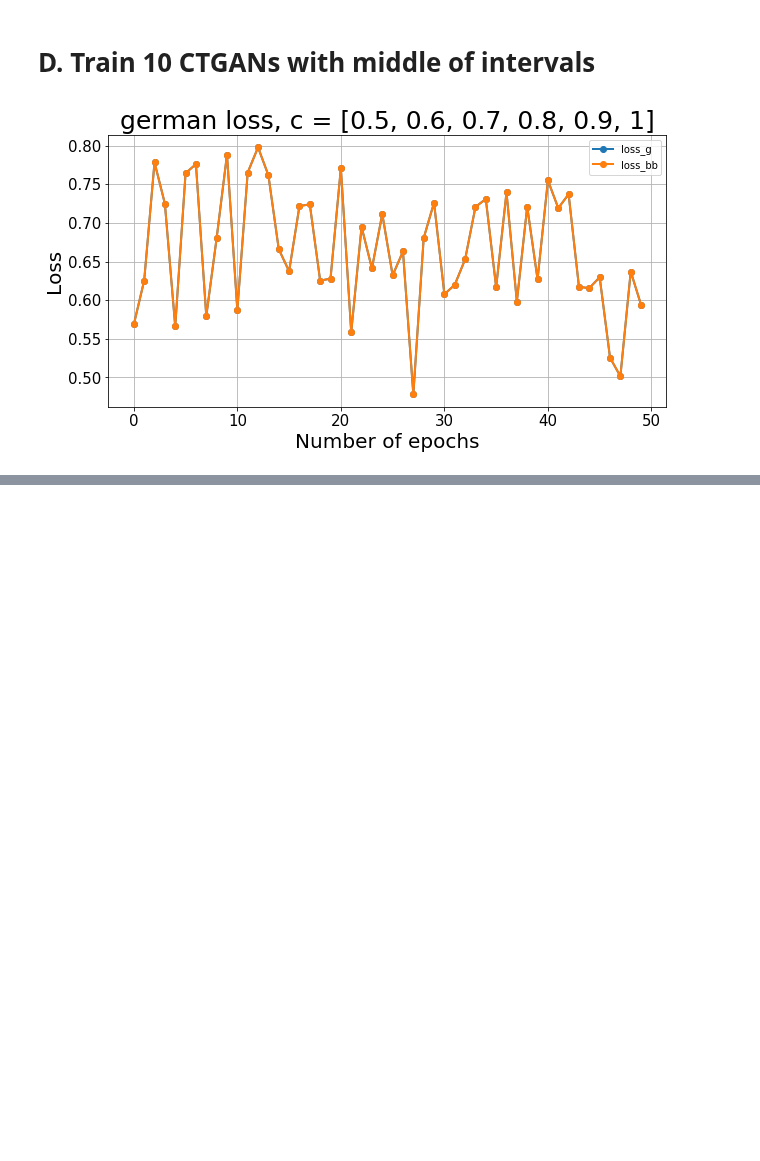
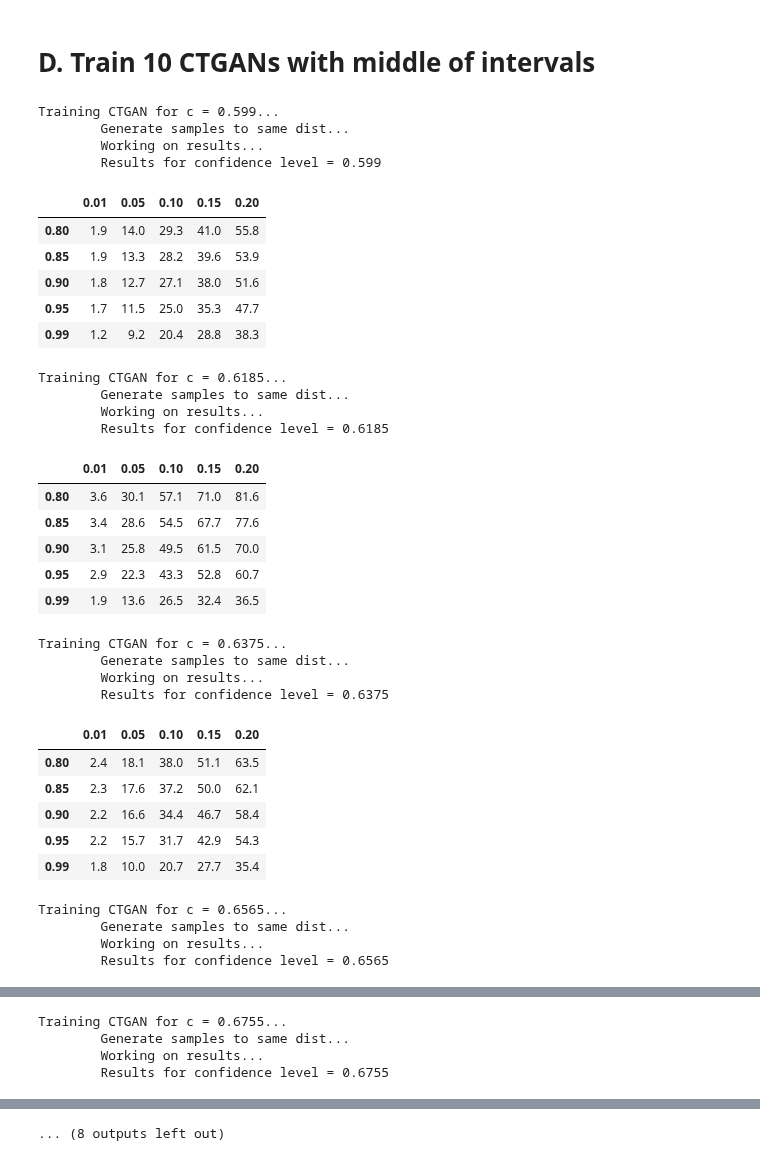
Before and after one commit to roye52371/CTGAN, a Jupyter notebook: German.ipynb, the cells around one changed output, grey strips where cells are left out. Saved outputs shown, nothing was run; the diff lists cells and outputs as text; code cells hidden in the pictures; blank space fills up the shorter version.

Commit message:
added results for first setup

```diff
--- a/German.ipynb
+++ b/German.ipynb
@@ -23,6 +24,26 @@ dataset = 'german'
 seed = 1
 np.random.seed(seed)
 # %%
+def table(similarities, y_conf_gen, y_conf_train):
+    similarity_thresholds = [0.8, 0.85, 0.9, 0.95, 0.99]
+    conf_diff_thresholds = [0.01, 0.05, 0.1, 0.15, 0.2]
+    data = defaultdict(list)
+
+    for sim_threshold in similarity_thresholds:
+        for conf_diff_threshold in conf_diff_thresholds:
+            count = 0
+            for gen_idx, (most_similiar_x_train_idx, cosine_score) in similarities.items():
+                conf_diff = y_conf_gen[gen_idx] - y_conf_train[most_similiar_x_train_idx]
+                if cosine_score >= sim_threshold and abs(conf_diff) <= conf_diff_threshold:
+                    count += 1
+
+            coverage = (count / gen_data_inv.shape[0]) * 100
+            data[sim_threshold].append(round(coverage, 3))
+
+    results = pd.DataFrame.from_dict(data, orient='index', columns=conf_diff_thresholds)
+    return results
+
+
 # generate samples until you have the same number of samples as those
 # of the training set and in the same confidence distribution
 def gen_data_to_same_conf_dist_as_train(y_conf_gen, y_conf_train):
@@ -99,6 +120,10 @@ top_c_lst
 # %% [markdown]
 # D. Train 10 CTGANs with middle of intervals
 # %%
+# concat X_train and y_train to gen data with CTGAN
+# X_all = np.concatenate([X_train, y_train.reshape(-1,1)], axis=1)
+# X_train = X_all
+
 for c in top_c_lst:
 
     # train CTGAN
@@ -112,36 +137,85 @@ for c in top_c_lst:
     gen_lr = 2e-5
     loss = 'log'
 
+
     rf_ctgan = CTGANSynthesizer(batch_size=batch_size,
                                 blackbox_model=rf,
                                 preprocessing_pipeline=preprocessor,
                                 bb_loss=loss
                                 )
 
+    print(f"Training CTGAN for c = {c}...")
     hist = rf_ctgan.fit(train_data=z,
                         epochs=epochs,
                         confidence_level=confidence_level,
                         gen_lr=gen_lr,
                         verbose=False
                         )
 
     # rf_ctgan.save(f"{MODELS_PATH}/{dataset}_ctgan_c_{confidence_level}.pkl")
     # plot_losses(hist, title=f'{dataset} loss, c = {confidence_level}')
     # print()
 
 
+    print("\tGenerate samples to same dist...")
     # Generate samples to same dist
     samples = 100000
     gen_data = rf_ctgan.sample(samples)
     y_prob = rf.predict_proba(gen_data)
     y_conf_gen = y_prob[:, 0]  # confidence scores
 
 
     # ans is the indices of gen_data to make the same dist
     ans = gen_data_to_same_conf_dist_as_train(y_conf_gen, y_conf_train)
     gen_data_same_dist = gen_data.iloc[ans]
     y_conf_gen_same_dist = y_conf_gen[ans]
 
     # y_conf_gen_same_dist, gen_data_same_dist what we want
+
+    # inverse the generated data
+    scaler = get_scaler(preprocessor)
+    gen_data_inv = scaler.inverse_transform(gen_data_same_dist)
+    gen_data_inv = pd.DataFrame(gen_data_inv)
+
+    # results
+    # E. Calculate coverage for each similarity and conf diff thresholds
+    print(f"\tWorking on results...")
+    similarities = calc_similarities(gen_data_inv, X_train)
+    results = table(similarities, y_conf_gen, y_conf_train)
+    print(f"\tResults for confidence level = {c}")
+    display(results)
 # %% [output]
-[figure, removed]
+Training CTGAN for c = 0.599...
+        Generate samples to same dist...
+        Working on results...
+        Results for confidence level = 0.599
+|  | 0.01 | 0.05 | 0.10 | 0.15 | 0.20 |
+| 0.80 | 1.9 | 14.0 | 29.3 | 41.0 | 55.8 |
+| 0.85 | 1.9 | 13.3 | 28.2 | 39.6 | 53.9 |
+| 0.90 | 1.8 | 12.7 | 27.1 | 38.0 | 51.6 |
+| 0.95 | 1.7 | 11.5 | 25.0 | 35.3 | 47.7 |
+| 0.99 | 1.2 | 9.2 | 20.4 | 28.8 | 38.3 |
+Training CTGAN for c = 0.6185...
+        Generate samples to same dist...
+        Working on results...
+        Results for confidence level = 0.6185
+|  | 0.01 | 0.05 | 0.10 | 0.15 | 0.20 |
+| 0.80 | 3.6 | 30.1 | 57.1 | 71.0 | 81.6 |
+| 0.85 | 3.4 | 28.6 | 54.5 | 67.7 | 77.6 |
+| 0.90 | 3.1 | 25.8 | 49.5 | 61.5 | 70.0 |
+| 0.95 | 2.9 | 22.3 | 43.3 | 52.8 | 60.7 |
+| 0.99 | 1.9 | 13.6 | 26.5 | 32.4 | 36.5 |
+Training CTGAN for c = 0.6375...
+        Generate samples to same dist...
+        Working on results...
+        Results for confidence level = 0.6375
+|  | 0.01 | 0.05 | 0.10 | 0.15 | 0.20 |
+| 0.80 | 2.4 | 18.1 | 38.0 | 51.1 | 63.5 |
+| 0.85 | 2.3 | 17.6 | 37.2 | 50.0 | 62.1 |
+| 0.90 | 2.2 | 16.6 | 34.4 | 46.7 | 58.4 |
+| 0.95 | 2.2 | 15.7 | 31.7 | 42.9 | 54.3 |
+| 0.99 | 1.8 | 10.0 | 20.7 | 27.7 | 35.4 |
+Training CTGAN for c = 0.6565...
+        Generate samples to same dist...
+        Working on results...
+        Results for confidence level = 0.6565
@@ -147,0 +228,4 @@ for c in top_c_lst:
+Training CTGAN for c = 0.6755...
+        Generate samples to same dist...
+        Working on results...
+        Results for confidence level = 0.6755
@@ -147,0 +248 @@ for c in top_c_lst:
+... (8 outputs left out)
```
Also changed, not shown: parts of 10 cells of this notebook.
